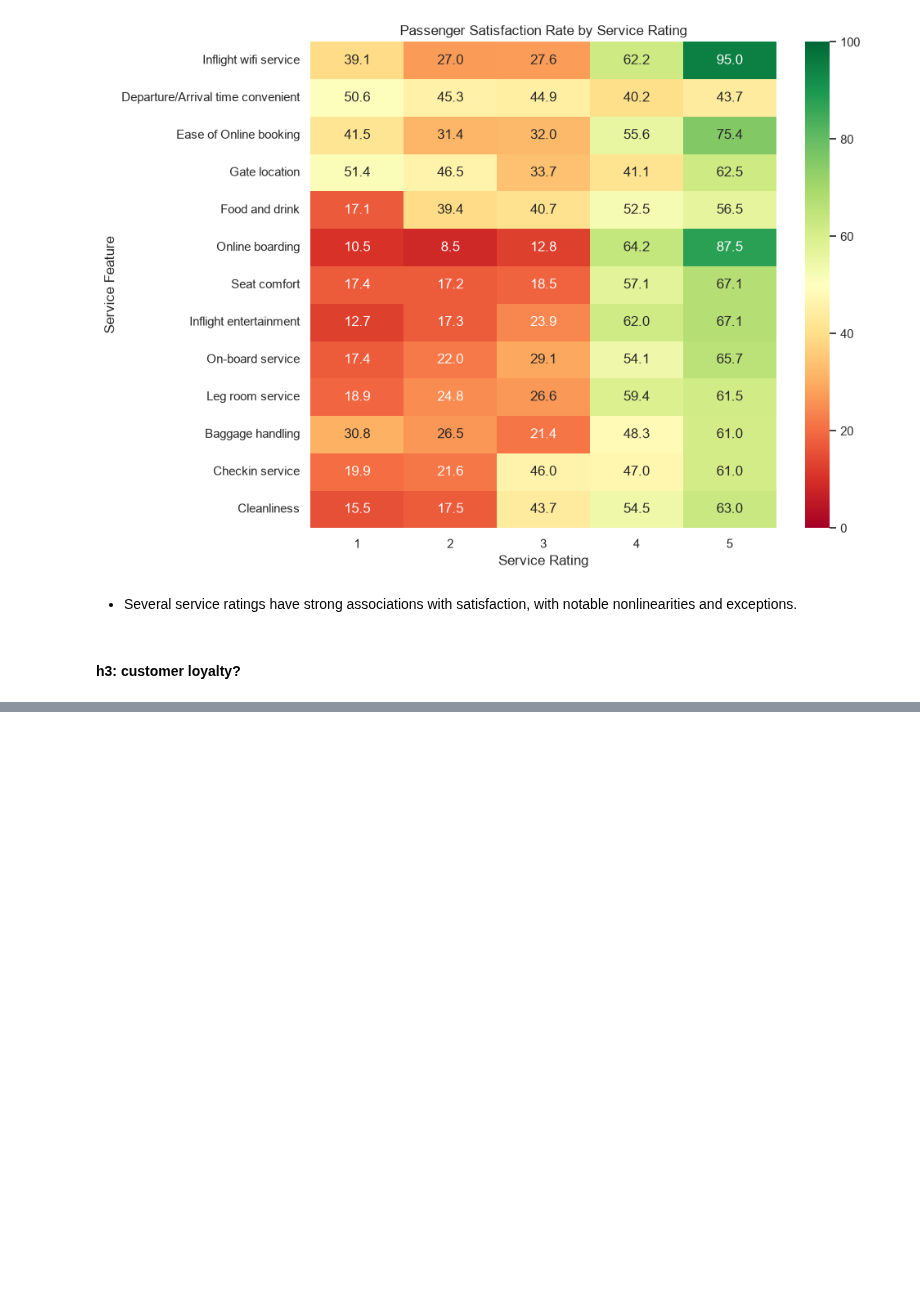
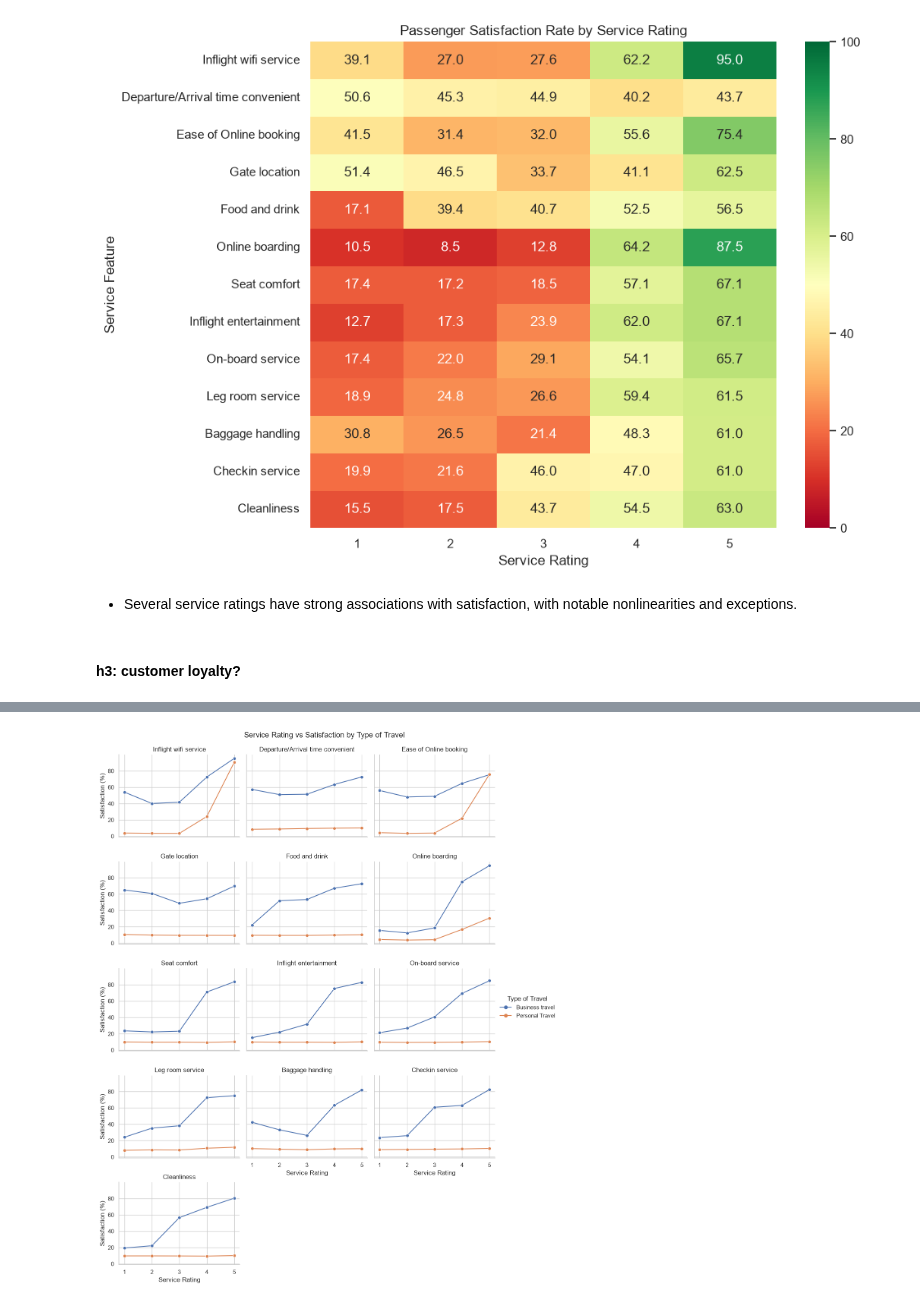
Before and after one commit to BharatK0049/airline-satisfaction-prediction, a Jupyter notebook: notebooks/02_eda.ipynb, the cells around one changed output, grey strips where cells are left out. Cells and saved outputs as stored; diff of their text form; code cells hidden in the pictures; blank space fills up the shorter version.

```diff
--- a/notebooks/02_eda.ipynb
+++ b/notebooks/02_eda.ipynb
@@ -543,0 +659,46 @@ plt.show()
+# %%
+travel_results = []
+
+for col in rating_cols:
+    for travel_type in ["Business travel", "Personal Travel"]:
+        for rating in range(1, 6):
+            mask = (
+                (train_df["Type of Travel"] == travel_type) &
+                (train_df[col] == rating)
+            )
+
+            satisfaction_rate = (
+                train_df.loc[mask, "satisfaction"].mean() * 100
+            )
+
+            travel_results.append({
+                "Feature": col,
+                "Type of Travel": travel_type,
+                "Rating": rating,
+                "Satisfaction (%)": satisfaction_rate
+            })
+
+travel_comparison = pd.DataFrame(travel_results)
+# %%
+g = sns.relplot(
+    data=travel_comparison,
+    x="Rating",
+    y="Satisfaction (%)",
+    hue="Type of Travel",
+    col="Feature",
+    col_wrap=3,
+    kind="line",
+    marker="o",
+    errorbar=None,
+    height=3,
+    aspect=1.2
+)
+
+g.set_axis_labels("Service Rating", "Satisfaction (%)")
+g.set_titles("{col_name}")
+g.set(xticks=[1, 2, 3, 4, 5])
+g.figure.subplots_adjust(top=0.94)
+g.figure.suptitle("Service Rating vs Satisfaction by Type of Travel")
+plt.show()
+# %% [output]
+[figure, added]
```
Also changed, not shown: parts of 18 cells of this notebook, 2 other files.
